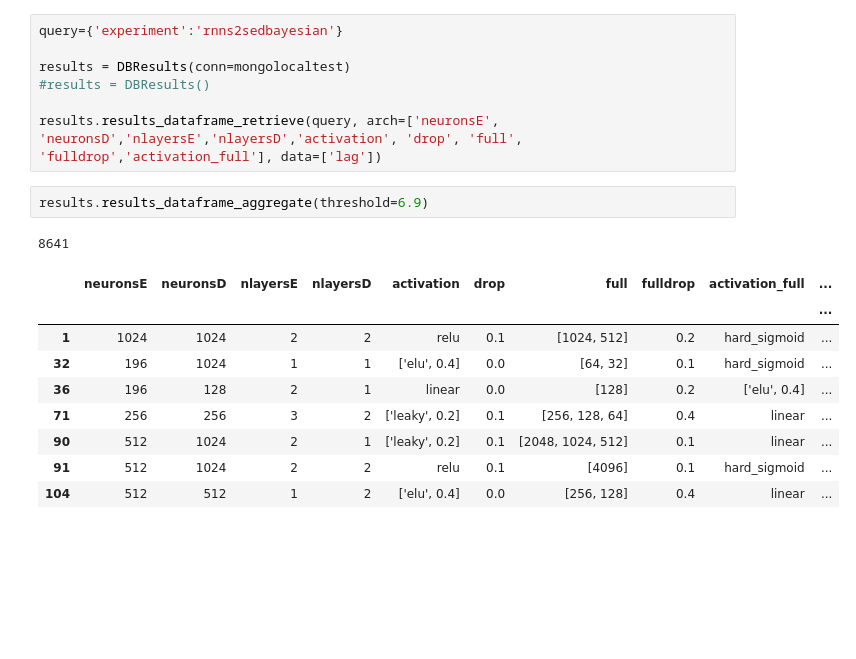
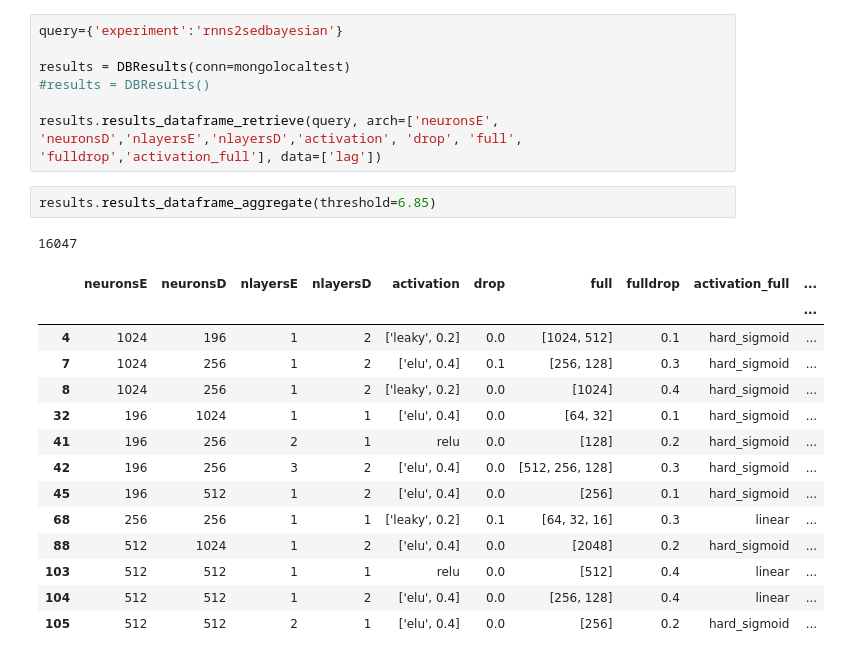
Before and after one commit to bejar/Wind, a Jupyter notebook: Notebooks/Tunning/ParameterTunningRNNEDS2S.ipynb, the cells around one changed output. Saved outputs shown, nothing was run; the diff lists cells and outputs as text; blank space fills up the shorter version.

```diff
--- a/Notebooks/Tunning/ParameterTunningRNNEDS2S.ipynb
+++ b/Notebooks/Tunning/ParameterTunningRNNEDS2S.ipynb
@@ -275,16 +155,21 @@ results = DBResults(conn=mongolocaltest)
 
 results.results_dataframe_retrieve(query, arch=['neuronsE', 'neuronsD','nlayersE','nlayersD','activation', 'drop', 'full', 'fulldrop','activation_full'], data=['lag'])
 # %%
-results.results_dataframe_aggregate(threshold=6.9)
+results.results_dataframe_aggregate(threshold=6.85)
 # %% [output]
-8641
+16047
 |  | neuronsE | neuronsD | nlayersE | nlayersD | activation | drop | full | fulldrop | activation_full | ... |
 |  |  |  |  |  |  |  |  |  |  | ... |
-| 1 | 1024 | 1024 | 2 | 2 | relu | 0.1 | [1024, 512] | 0.2 | hard_sigmoid | ... |
+| 4 | 1024 | 196 | 1 | 2 | ['leaky', 0.2] | 0.0 | [1024, 512] | 0.1 | hard_sigmoid | ... |
+| 7 | 1024 | 256 | 1 | 2 | ['elu', 0.4] | 0.1 | [256, 128] | 0.3 | hard_sigmoid | ... |
+| 8 | 1024 | 256 | 1 | 2 | ['leaky', 0.2] | 0.0 | [1024] | 0.4 | hard_sigmoid | ... |
 | 32 | 196 | 1024 | 1 | 1 | ['elu', 0.4] | 0.0 | [64, 32] | 0.1 | hard_sigmoid | ... |
-| 36 | 196 | 128 | 2 | 1 | linear | 0.0 | [128] | 0.2 | ['elu', 0.4] | ... |
-| 71 | 256 | 256 | 3 | 2 | ['leaky', 0.2] | 0.1 | [256, 128, 64] | 0.4 | linear | ... |
-| 90 | 512 | 1024 | 2 | 1 | ['leaky', 0.2] | 0.1 | [2048, 1024, 512] | 0.1 | linear | ... |
-| 91 | 512 | 1024 | 2 | 2 | relu | 0.1 | [4096] | 0.1 | hard_sigmoid | ... |
+| 41 | 196 | 256 | 2 | 1 | relu | 0.0 | [128] | 0.2 | hard_sigmoid | ... |
+| 42 | 196 | 256 | 3 | 2 | ['elu', 0.4] | 0.0 | [512, 256, 128] | 0.3 | hard_sigmoid | ... |
+| 45 | 196 | 512 | 1 | 2 | ['elu', 0.4] | 0.0 | [256] | 0.1 | hard_sigmoid | ... |
+| 68 | 256 | 256 | 1 | 1 | ['leaky', 0.2] | 0.1 | [64, 32, 16] | 0.3 | linear | ... |
+| 88 | 512 | 1024 | 1 | 2 | ['elu', 0.4] | 0.0 | [2048] | 0.2 | hard_sigmoid | ... |
+| 103 | 512 | 512 | 1 | 1 | relu | 0.0 | [512] | 0.4 | linear | ... |
 | 104 | 512 | 512 | 1 | 2 | ['elu', 0.4] | 0.0 | [256, 128] | 0.4 | linear | ... |
+| 105 | 512 | 512 | 2 | 1 | ['elu', 0.4] | 0.0 | [256] | 0.2 | hard_sigmoid | ... |
 # %%
```
Also changed, not shown: parts of 34 cells of this notebook, 5 other files.
